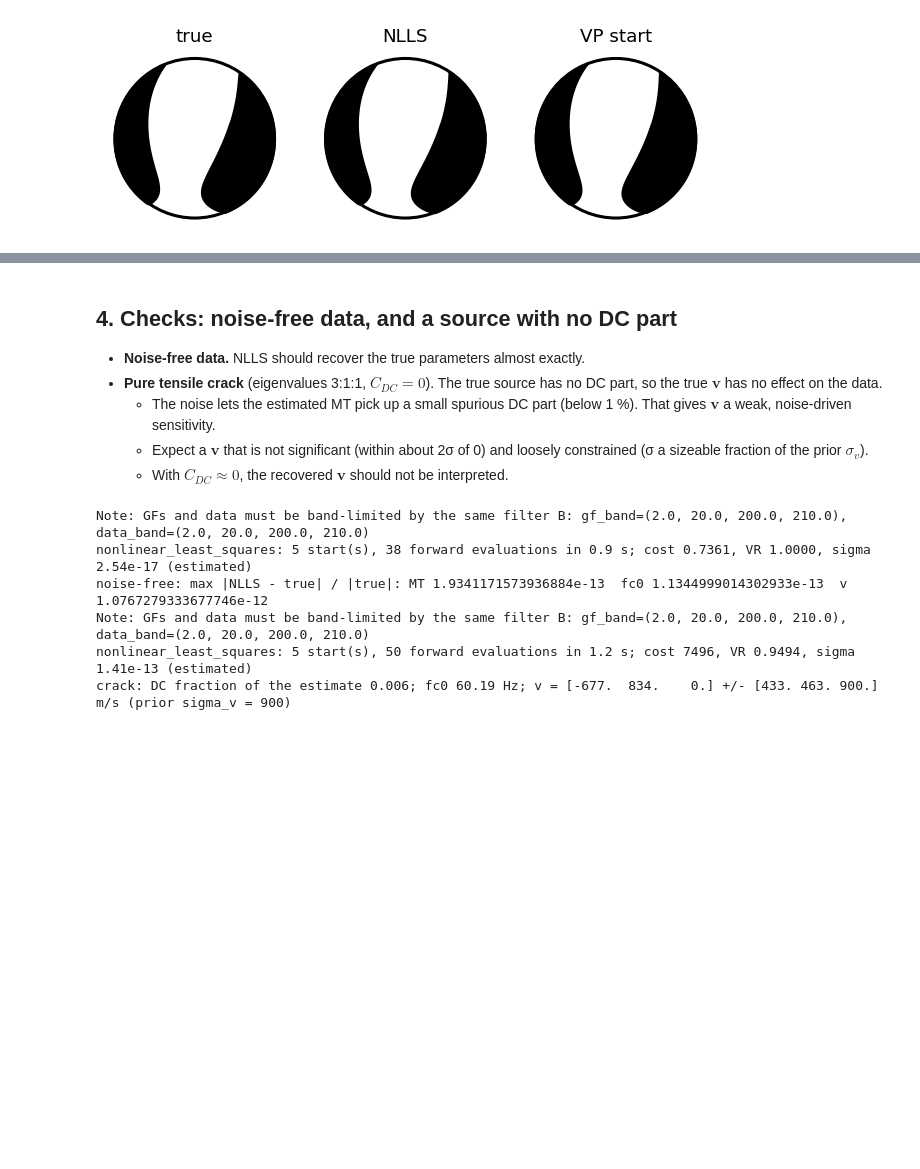
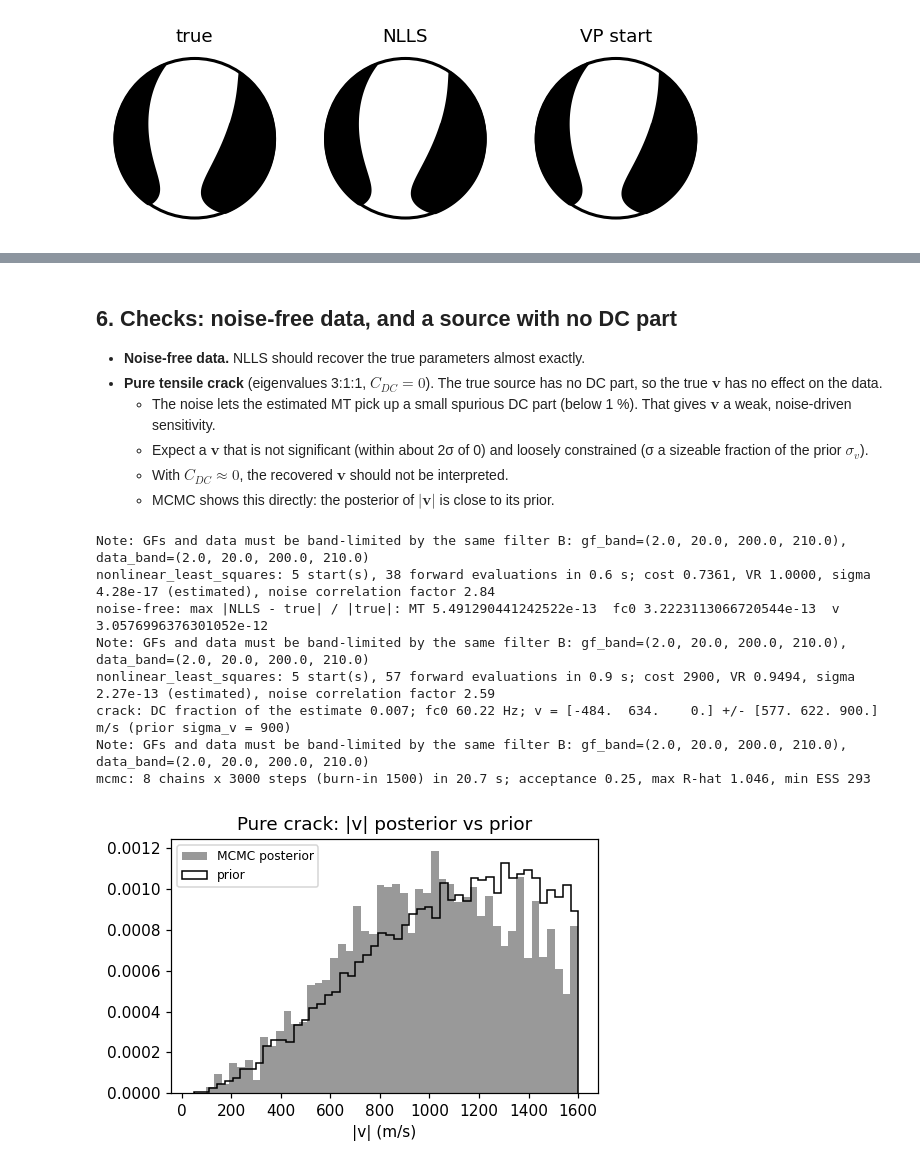
Before and after one commit to TomSHudson/unshake, a Jupyter notebook: examples/directional_inversion_demo.ipynb, the cells around one changed output, grey strips where cells are left out. Drawn from its saved outputs; the diff is of its cells as text; code cells hidden in the pictures; blank space fills up the shorter version.

```diff
--- a/examples/directional_inversion_demo.ipynb
+++ b/examples/directional_inversion_demo.ipynb
@@ -245,26 +406,38 @@ for ax, (lab, m6) in zip(axes, (('true', m_true), ('NLLS', p_hat[:6]), ('VP star
 # %% [markdown]
-## 4. Checks: noise-free data, and a source with no DC part
+## 6. Checks: noise-free data, and a source with no DC part
 - **Noise-free data.** NLLS should recover the true parameters almost exactly.
 - **Pure tensile crack** (eigenvalues 3:1:1, $C_{DC} = 0$). The true source has no DC part, so the true $\mathbf{v}$ has no effect on the data.
   - The noise lets the estimated MT pick up a small spurious DC part (below 1 %). That gives $\mathbf{v}$ a weak, noise-driven sensitivity.
   - Expect a $\mathbf{v}$ that is not significant (within about 2σ of 0) and loosely constrained (σ a sizeable fraction of the prior $\sigma_v$).
   - With $C_{DC} \approx 0$, the recovered $\mathbf{v}$ should not be interpreted.
+  - MCMC shows this directly: the posterior of $|\mathbf{v}|$ is close to its prior.
 # %%
 p_nf, cov_nf, _ = unshake.nonlinear_least_squares(unshake.MTDCDirectivityModel(), make_ds(d_clean), rng=1)
 print('noise-free: max |NLLS - true| / |true|: MT', np.abs(p_nf[:6] - m_true).max() / mt.norm(m_true),
       ' fc0', abs(p_nf[6] - 60) / 60, ' v', np.linalg.norm(p_nf[7:] - v_true) / np.linalg.norm(v_true))
 
 m_crack = mt.from_33(V_axes @ np.diag([3.0, 1.0, 1.0]) @ V_axes.T) / 3.0
 p_crack = np.r_[m_crack, 60.0, v_true]
 d_crack = add_noise(unshake.MTDCDirectivityModel(scale=1.0).forward(p_crack, ds_gf)[0], np.random.default_rng(3))
-p_c, cov_c, _ = unshake.nonlinear_least_squares(unshake.MTDCDirectivityModel(), make_ds(d_crack), rng=1)
+model_c = unshake.MTDCDirectivityModel()
+p_c, cov_c, info_c = unshake.nonlinear_least_squares(model_c, make_ds(d_crack), rng=1)
 print(f"crack: DC fraction of the estimate {mt.decompose(p_c[:6])[2]:.3f}; fc0 {p_c[6]:.2f} Hz; "
       f"v = {np.round(p_c[7:])} +/- {np.round(np.sqrt(np.diag(cov_c))[7:])} m/s (prior sigma_v = 900)")
+res_c = unshake.mcmc(model_c, make_ds(d_crack), p_c, cov_c, n_steps=3000, sigma=info_c['sigma'], rng=4)
+v_prior = model_c.sample_prior(20000, 0)[:, 7:10]
+fig, ax = plt.subplots(figsize=(5, 3))
+ax.hist(np.linalg.norm(res_c.params[:, 7:10], axis=1), 50, density=True, color='0.6', label='MCMC posterior')
+ax.hist(np.linalg.norm(v_prior, axis=1), 50, density=True, histtype='step', color='k', label='prior')
+ax.set(xlabel='|v| (m/s)', title='Pure crack: |v| posterior vs prior')
+ax.legend(fontsize=8);
 # %% [output]
 Note: GFs and data must be band-limited by the same filter B: gf_band=(2.0, 20.0, 200.0, 210.0), data_band=(2.0, 20.0, 200.0, 210.0)
-nonlinear_least_squares: 5 start(s), 38 forward evaluations in 0.9 s; cost 0.7361, VR 1.0000, sigma 2.54e-17 (estimated)
-noise-free: max |NLLS - true| / |true|: MT 1.9341171573936884e-13  fc0 1.1344999014302933e-13  v 1.0767279333677746e-12
+nonlinear_least_squares: 5 start(s), 38 forward evaluations in 0.6 s; cost 0.7361, VR 1.0000, sigma 4.28e-17 (estimated), noise correlation factor 2.84
+noise-free: max |NLLS - true| / |true|: MT 5.491290441242522e-13  fc0 3.2223113066720544e-13  v 3.0576996376301052e-12
 Note: GFs and data must be band-limited by the same filter B: gf_band=(2.0, 20.0, 200.0, 210.0), data_band=(2.0, 20.0, 200.0, 210.0)
-nonlinear_least_squares: 5 start(s), 50 forward evaluations in 1.2 s; cost 7496, VR 0.9494, sigma 1.41e-13 (estimated)
-crack: DC fraction of the estimate 0.006; fc0 60.19 Hz; v = [-677.  834.    0.] +/- [433. 463. 900.] m/s (prior sigma_v = 900)
+nonlinear_least_squares: 5 start(s), 57 forward evaluations in 0.9 s; cost 2900, VR 0.9494, sigma 2.27e-13 (estimated), noise correlation factor 2.59
+crack: DC fraction of the estimate 0.007; fc0 60.22 Hz; v = [-484.  634.    0.] +/- [577. 622. 900.] m/s (prior sigma_v = 900)
+Note: GFs and data must be band-limited by the same filter B: gf_band=(2.0, 20.0, 200.0, 210.0), data_band=(2.0, 20.0, 200.0, 210.0)
+mcmc: 8 chains x 3000 steps (burn-in 1500) in 20.7 s; acceptance 0.25, max R-hat 1.046, min ESS 293
+[figure, added]
 # %% [markdown]
```
Also changed, not shown: parts of 15 cells of this notebook, 9 other files.
